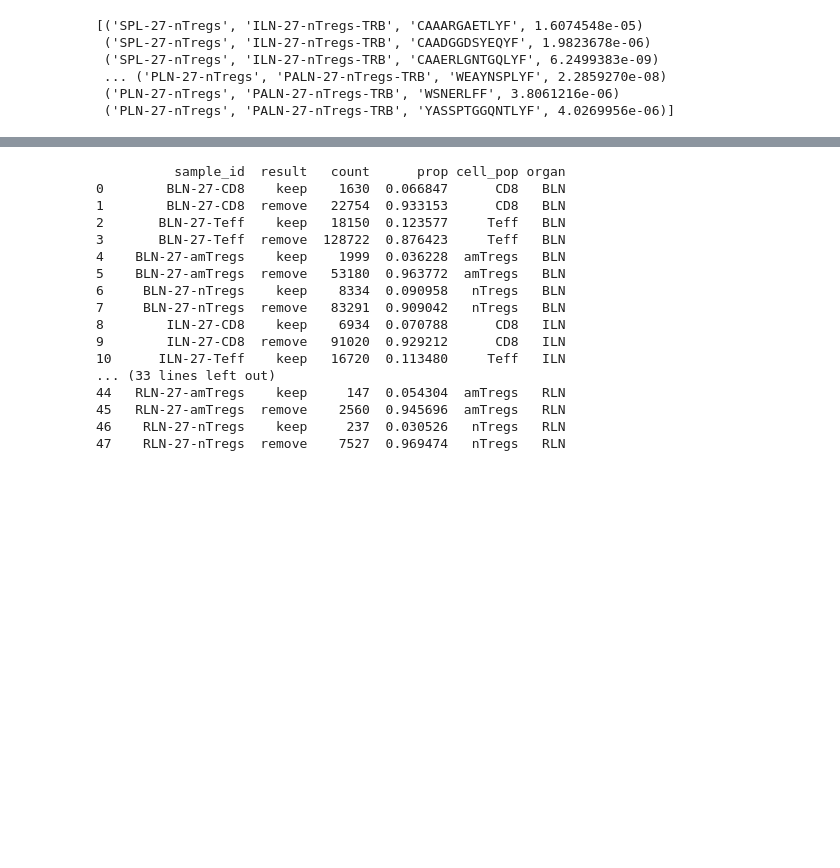
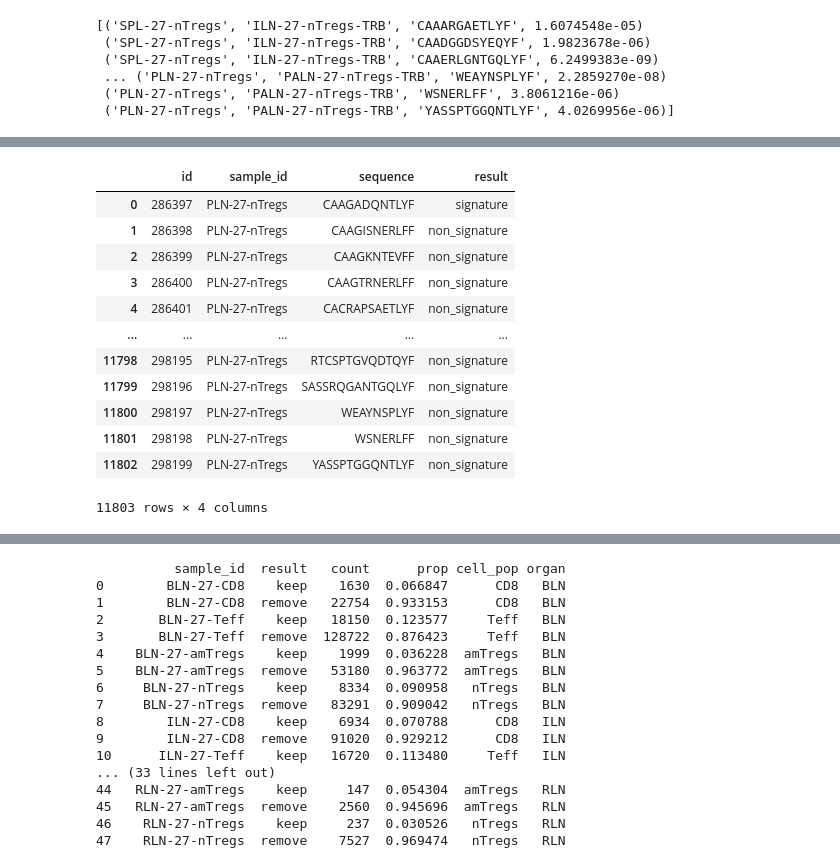
Before and after one commit to i3-unit/TCRpeg_i3, a Jupyter notebook: tutorial_feature_selection.ipynb, the cells around one changed output, grey strips where cells are left out. Cells and saved outputs as stored; diff of their text form; code cells hidden in the pictures; blank space fills up the shorter version.

```diff
--- a/tutorial_feature_selection.ipynb
+++ b/tutorial_feature_selection.ipynb
@@ -140,0 +185,16 @@ df_f = pd.concat(lists_f, ignore_index=True)
+# %%
+sign.metadata
+# %% [output]
+|  | id | sample_id | sequence | result |
+| 0 | 286397 | PLN-27-nTregs | CAAGADQNTLYF | signature |
+| 1 | 286398 | PLN-27-nTregs | CAAGISNERLFF | non_signature |
+| 2 | 286399 | PLN-27-nTregs | CAAGKNTEVFF | non_signature |
+| 3 | 286400 | PLN-27-nTregs | CAAGTRNERLFF | non_signature |
+| 4 | 286401 | PLN-27-nTregs | CACRAPSAETLYF | non_signature |
+| ... | ... | ... | ... | ... |
+| 11798 | 298195 | PLN-27-nTregs | RTCSPTGVQDTQYF | non_signature |
+| 11799 | 298196 | PLN-27-nTregs | SASSRQGANTGQLYF | non_signature |
+| 11800 | 298197 | PLN-27-nTregs | WEAYNSPLYF | non_signature |
+| 11801 | 298198 | PLN-27-nTregs | WSNERLFF | non_signature |
+| 11802 | 298199 | PLN-27-nTregs | YASSPTGGQNTLYF | non_signature |
+11803 rows × 4 columns
```
Also changed, not shown: parts of 13 cells of this notebook, 3 other files.
